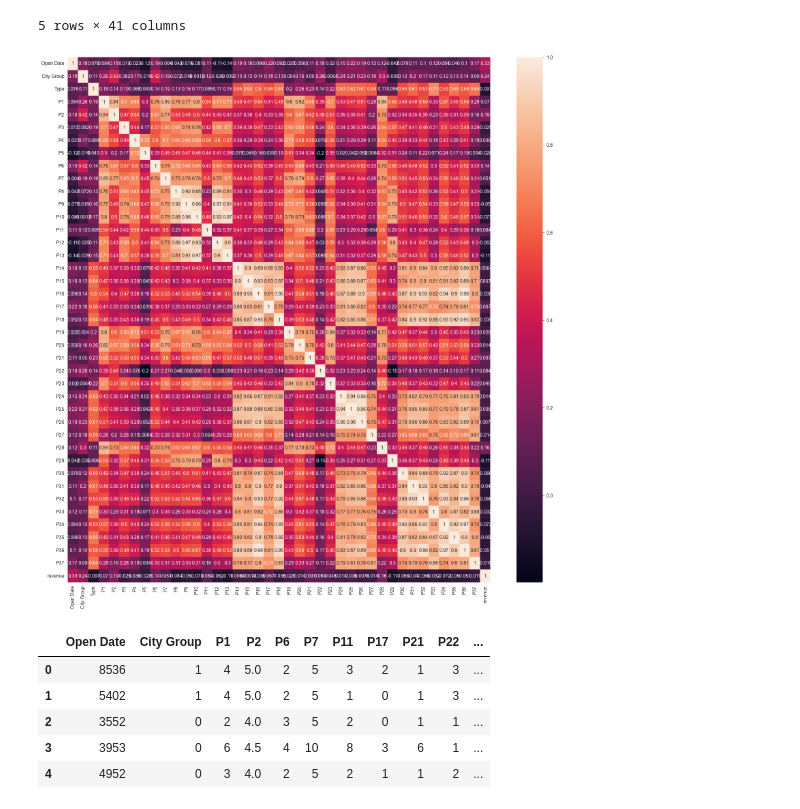
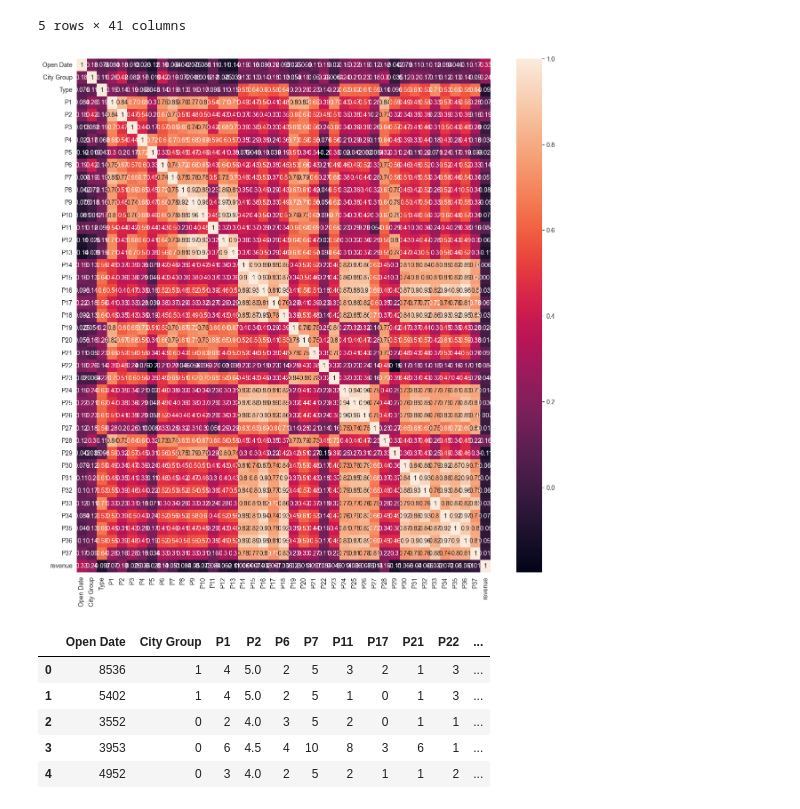
Before and after one commit to Zyblyuk/softarex_test_task, a Jupyter notebook: main.ipynb, the cells around one changed output. Cells and saved outputs as stored; diff of their text form; code cells hidden in the pictures.

```diff
--- a/main.ipynb
+++ b/main.ipynb
@@ -55,11 +55,11 @@ dataset.head()
 5 rows × 41 columns
 # %%
 corr_matrix = dataset.corr()
-plt.figure(figsize=(20, 20))
+plt.figure(figsize=(15, 15))
 sn.heatmap(corr_matrix, annot=True)
 plt.show()
 # %% [output]
-[figure, old version]
+[figure, new version]
 # %%
 drop = []
 for i in corr_matrix.columns.drop('revenue'):
```
Also changed, not shown: parts of 12 cells of this notebook.
